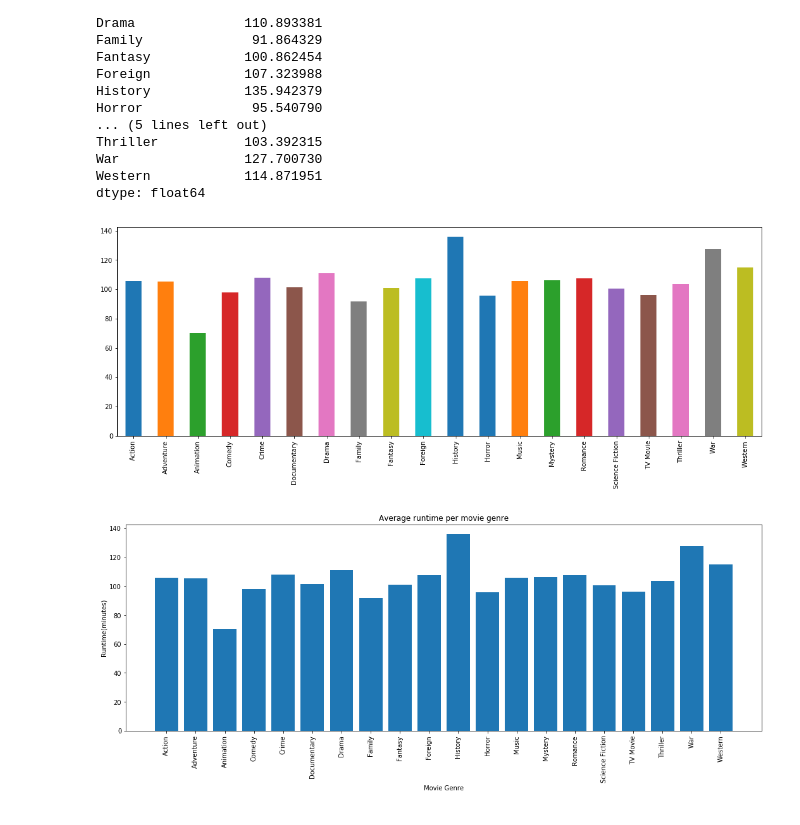
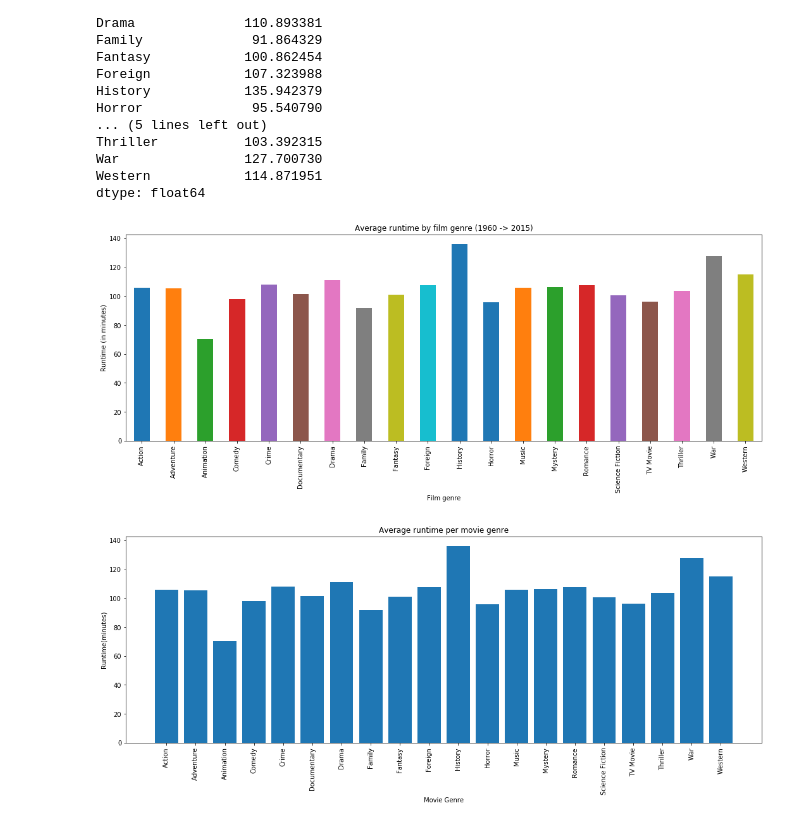
Before and after one commit to oaramirez/investigate_dataset_udacity, a Jupyter notebook: Investigate_a_Dataset.ipynb, the cells around one changed output. Drawn from its saved outputs; the diff is of its cells as text; code cells hidden in the pictures.

```diff
--- a/Investigate_a_Dataset.ipynb
+++ b/Investigate_a_Dataset.ipynb
@@ -251,3 +269,8 @@ df_tmdb.head(1)
+# %%
+def set_title_and_axes_labels(ax: matplotlib.axes.Axes, title: str, xlabel: str, ylabel: str):
+    ax.set_title(title)
+    ax.set_xlabel(xlabel);
+    ax.set_ylabel(ylabel);
 # %% [markdown]
 ## <font color=green>1. What are the most popular genres (by movie count)</font>
 # %%
@@ -538,9 +574,11 @@ War                127.700730
 Western            114.871951
 dtype: float64
 # %%
-genre_runtime_df.plot(y = genre_runtime_df.values, kind='bar', figsize=(18,6));
+question_3_subplot = genre_runtime_df.plot(y = genre_runtime_df.values, kind='bar', figsize=(18,6));
+set_title_and_axes_labels(question_3_subplot,'Average runtime by film genre (1960 -> 2015)', \
+                         'Film genre', 'Runtime (in minutes)')
 # %% [output]
-[figure, old version]
+[figure, new version]
 # %%
 x_axis = genre_runtime_df.index
 y_axis = genre_runtime_df.values
```
Also changed, not shown: parts of 35 cells of this notebook, 1 other file.
